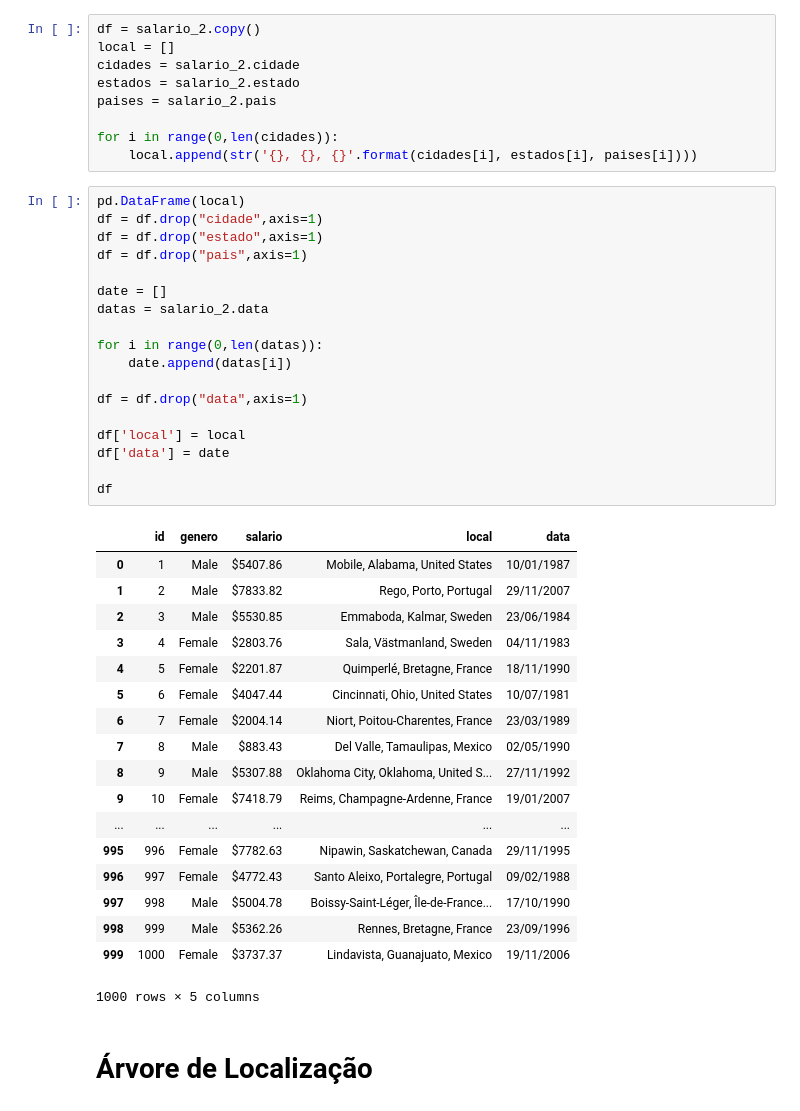
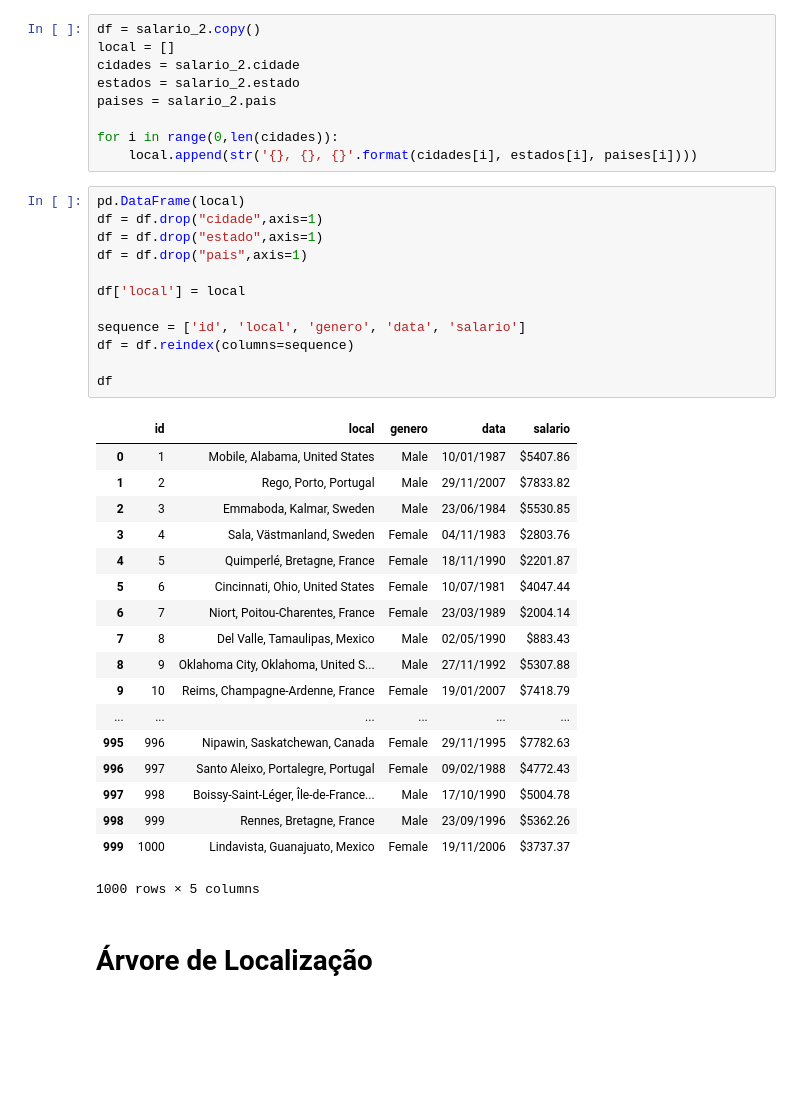
Before and after one commit to Brabissima/disciplina_privacidade_2019, a Jupyter notebook: teste.ipynb, the cells around one changed output. Cells and saved outputs as stored; diff of their text form; blank space fills up the shorter version.

```diff
--- a/teste.ipynb
+++ b/teste.ipynb
@@ -18,39 +18,33 @@ for i in range(0,len(cidades)):
 # %%
 pd.DataFrame(local)
 df = df.drop("cidade",axis=1)
 df = df.drop("estado",axis=1)
 df = df.drop("pais",axis=1)
 
-date = []
-datas = salario_2.data
+df['local'] = local
 
-for i in range(0,len(datas)):
-    date.append(datas[i])
-
-df = df.drop("data",axis=1)
-
-df['local'] = local
-df['data'] = date
+sequence = ['id', 'local', 'genero', 'data', 'salario']
+df = df.reindex(columns=sequence)
 
 df
 # %% [output]
-|  | id | genero | salario | local | data |
-| 0 | 1 | Male | $5407.86 | Mobile, Alabama, United States | 10/01/1987 |
-| 1 | 2 | Male | $7833.82 | Rego, Porto, Portugal | 29/11/2007 |
-| 2 | 3 | Male | $5530.85 | Emmaboda, Kalmar, Sweden | 23/06/1984 |
-| 3 | 4 | Female | $2803.76 | Sala, Västmanland, Sweden | 04/11/1983 |
-| 4 | 5 | Female | $2201.87 | Quimperlé, Bretagne, France | 18/11/1990 |
-| 5 | 6 | Female | $4047.44 | Cincinnati, Ohio, United States | 10/07/1981 |
-| 6 | 7 | Female | $2004.14 | Niort, Poitou-Charentes, France | 23/03/1989 |
-| 7 | 8 | Male | $883.43 | Del Valle, Tamaulipas, Mexico | 02/05/1990 |
-| 8 | 9 | Male | $5307.88 | Oklahoma City, Oklahoma, United S... | 27/11/1992 |
-| 9 | 10 | Female | $7418.79 | Reims, Champagne-Ardenne, France | 19/01/2007 |
+|  | id | local | genero | data | salario |
+| 0 | 1 | Mobile, Alabama, United States | Male | 10/01/1987 | $5407.86 |
+| 1 | 2 | Rego, Porto, Portugal | Male | 29/11/2007 | $7833.82 |
+| 2 | 3 | Emmaboda, Kalmar, Sweden | Male | 23/06/1984 | $5530.85 |
+| 3 | 4 | Sala, Västmanland, Sweden | Female | 04/11/1983 | $2803.76 |
+| 4 | 5 | Quimperlé, Bretagne, France | Female | 18/11/1990 | $2201.87 |
+| 5 | 6 | Cincinnati, Ohio, United States | Female | 10/07/1981 | $4047.44 |
+| 6 | 7 | Niort, Poitou-Charentes, France | Female | 23/03/1989 | $2004.14 |
+| 7 | 8 | Del Valle, Tamaulipas, Mexico | Male | 02/05/1990 | $883.43 |
+| 8 | 9 | Oklahoma City, Oklahoma, United S... | Male | 27/11/1992 | $5307.88 |
+| 9 | 10 | Reims, Champagne-Ardenne, France | Female | 19/01/2007 | $7418.79 |
 | ... | ... | ... | ... | ... | ... |
-| 995 | 996 | Female | $7782.63 | Nipawin, Saskatchewan, Canada | 29/11/1995 |
-| 996 | 997 | Female | $4772.43 | Santo Aleixo, Portalegre, Portugal | 09/02/1988 |
-| 997 | 998 | Male | $5004.78 | Boissy-Saint-Léger, Île-de-France... | 17/10/1990 |
-| 998 | 999 | Male | $5362.26 | Rennes, Bretagne, France | 23/09/1996 |
-| 999 | 1000 | Female | $3737.37 | Lindavista, Guanajuato, Mexico | 19/11/2006 |
+| 995 | 996 | Nipawin, Saskatchewan, Canada | Female | 29/11/1995 | $7782.63 |
+| 996 | 997 | Santo Aleixo, Portalegre, Portugal | Female | 09/02/1988 | $4772.43 |
+| 997 | 998 | Boissy-Saint-Léger, Île-de-France... | Male | 17/10/1990 | $5004.78 |
+| 998 | 999 | Rennes, Bretagne, France | Male | 23/09/1996 | $5362.26 |
+| 999 | 1000 | Lindavista, Guanajuato, Mexico | Female | 19/11/2006 | $3737.37 |
 1000 rows × 5 columns
 # %% [markdown]
 # Árvore de Localização
```
Also changed, not shown: parts of 5 cells of this notebook.
